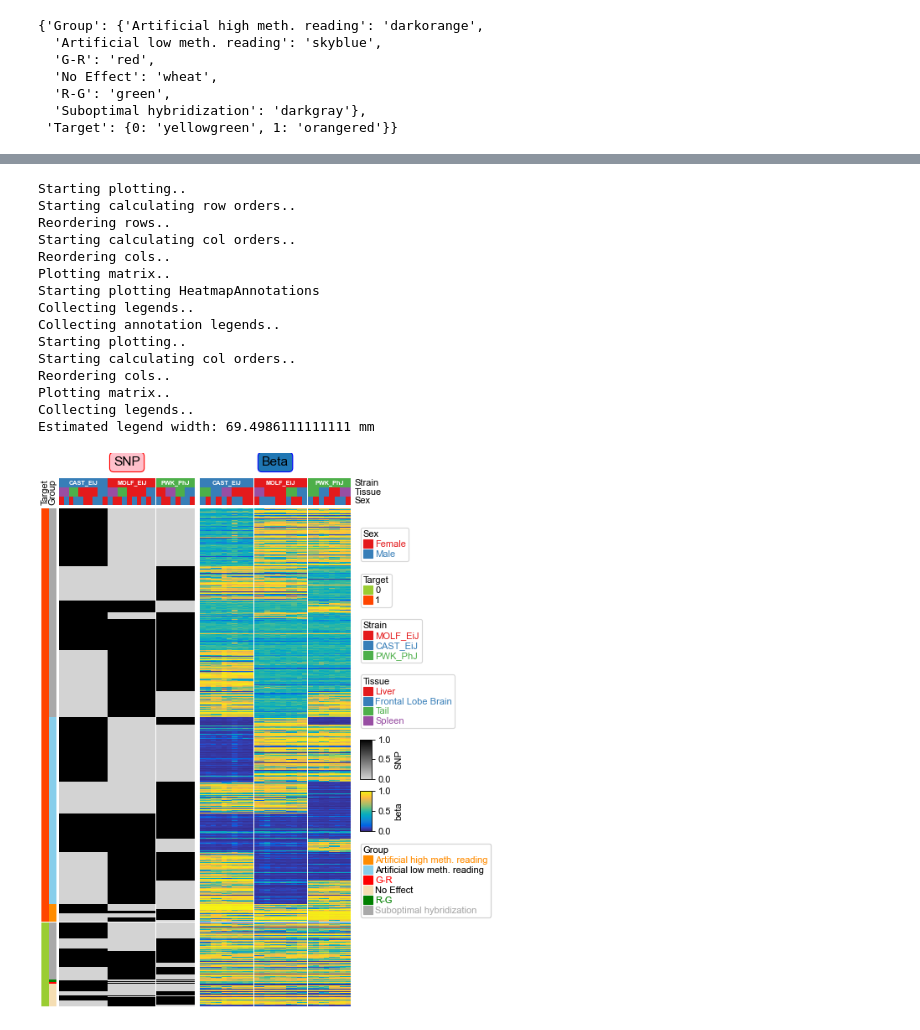
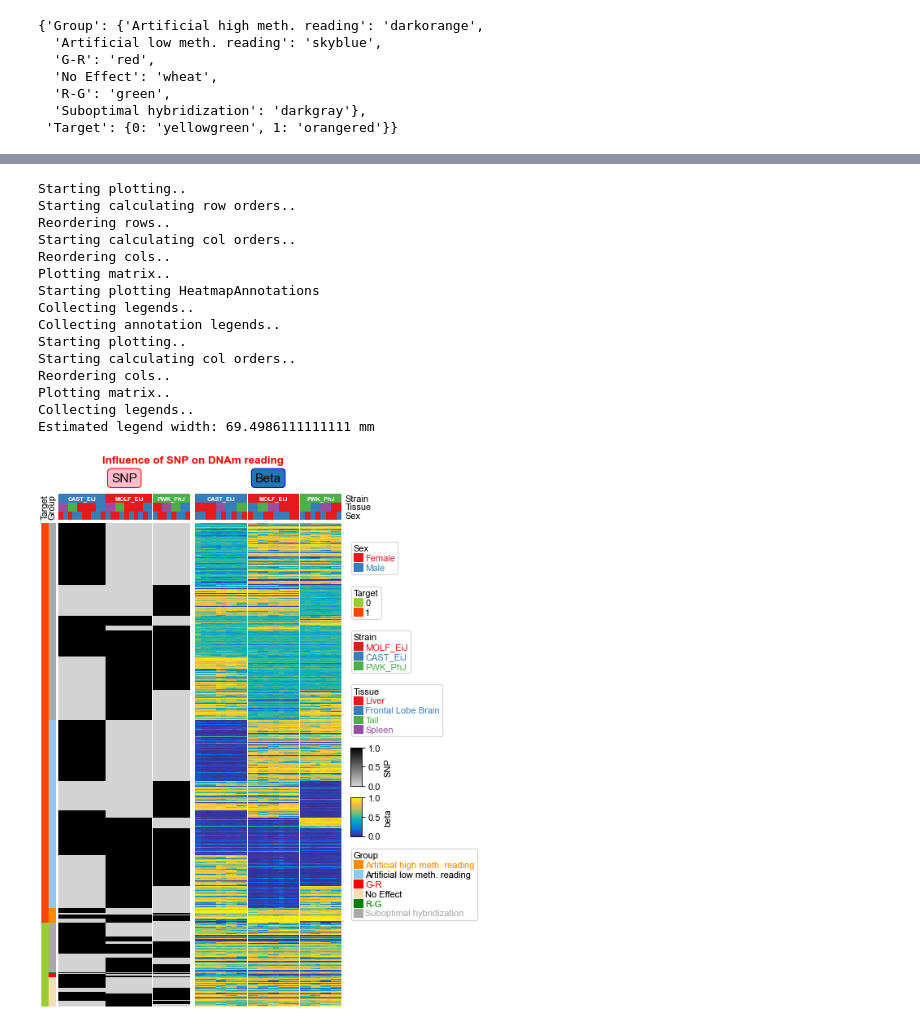
Before and after one commit to DingWB/PyComplexHeatmap, a Jupyter notebook: notebooks/composite_heatmaps.ipynb, the cells around one changed output, grey strips where cells are left out. Drawn from its saved outputs; the diff is of its cells as text; code cells hidden in the pictures.

Commit message:
fix bug for the legend_list when all annotations are None

```diff
--- a/notebooks/composite_heatmaps.ipynb
+++ b/notebooks/composite_heatmaps.ipynb
@@ -154,26 +154,26 @@ cm2 = pch.ClusterMapPlotter(
 cmlist=[cm2,cm1]
 # %%
 plt.figure(figsize=(6,9))
-pch.composite(cmlist=cmlist, main=0,legend_hpad=2,col_gap=0.1)
+ax, legend_axes = pch.composite(cmlist=cmlist, main=0,legend_hpad=2,col_gap=0.1)
 # cm1.ax.set_title("title1",y=1.03)
 # cm2.ax.set_title("title2",y=1.03)
 ax.set_title("Influence of SNP on DNAm reading",y=1.05,fontdict={'fontweight':'bold','color':'red'})
 plt.savefig("beta_snp.pdf", bbox_inches='tight')
 plt.show()
 # %% [output]
 Starting plotting..
 Starting calculating row orders..
 Reordering rows..
 Starting calculating col orders..
 Reordering cols..
 Plotting matrix..
 Starting plotting HeatmapAnnotations
 Collecting legends..
 Collecting annotation legends..
 Starting plotting..
 Starting calculating col orders..
 Reordering cols..
 Plotting matrix..
 Collecting legends..
 Estimated legend width: 69.4986111111111 mm
-[figure, old version]
+[figure, new version]
```
Also changed, not shown: parts of 2 cells of this notebook, 1 other file.
